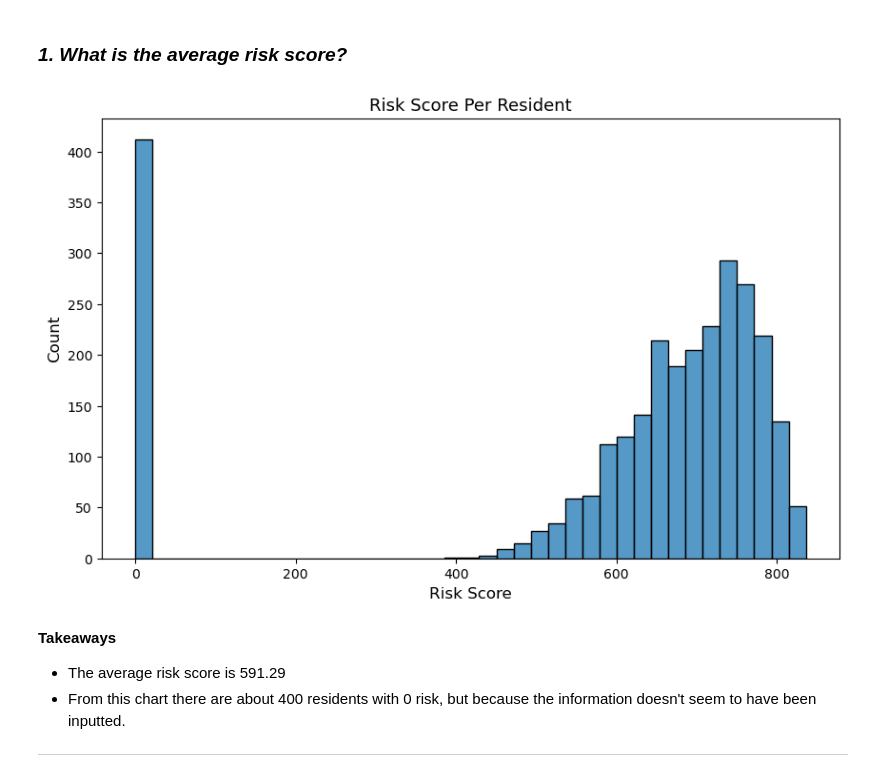
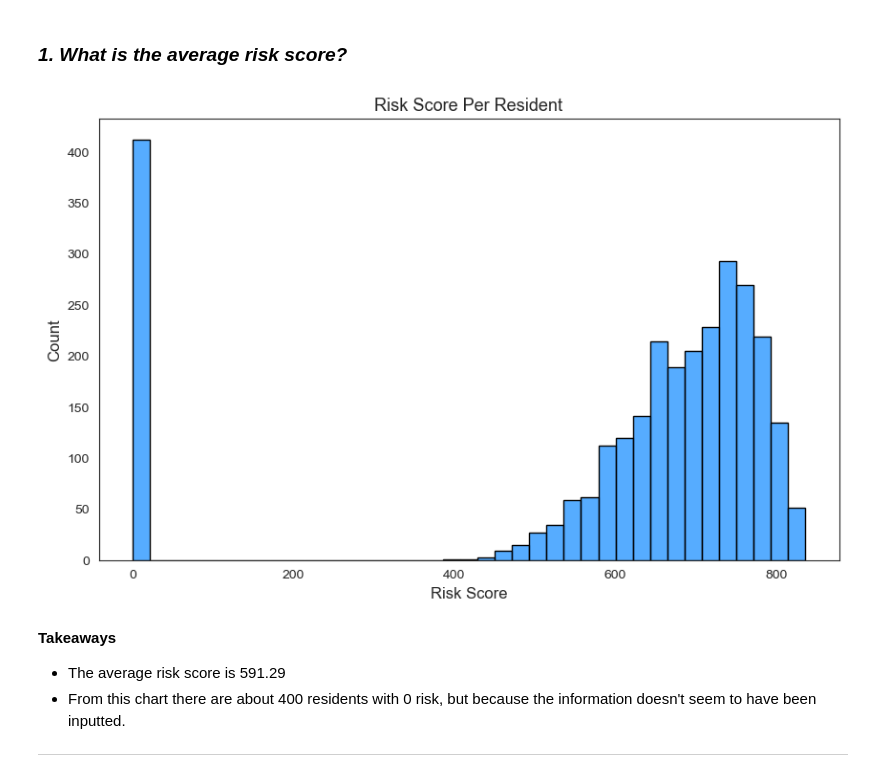
Before and after one commit to Project-DANE/DANE, a Jupyter notebook: final_notebook.ipynb, the cells around one changed output. Saved outputs shown, nothing was run; the diff lists cells and outputs as text; code cells hidden in the pictures.

```diff
--- a/final_notebook.ipynb
+++ b/final_notebook.ipynb
@@ -134,9 +134,9 @@ train.prop_id = train.prop_id.apply(e.states)
 # %% [markdown]
 ### *1. What is the average risk score?*
 # %%
-e.hist_data_inc(train, 'risk_score')
+e.hist_data_inc(train, 'risk_score', color = 'dodgerblue')
 # %% [output]
-[figure, old version]
+[figure, new version]
 # %% [markdown]
 **Takeaways**
 
```
Also changed, not shown: parts of 16 cells of this notebook, 2 other files.
